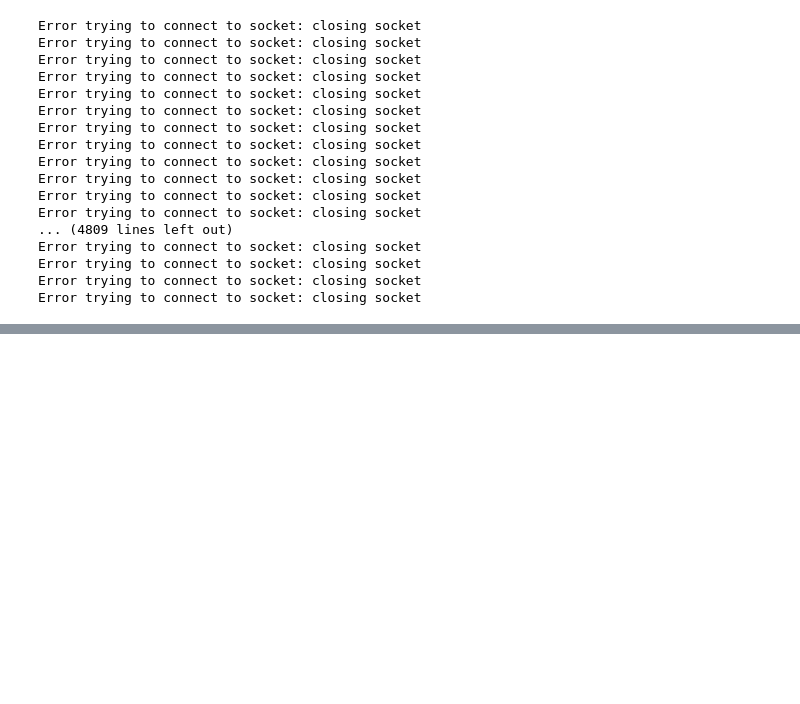
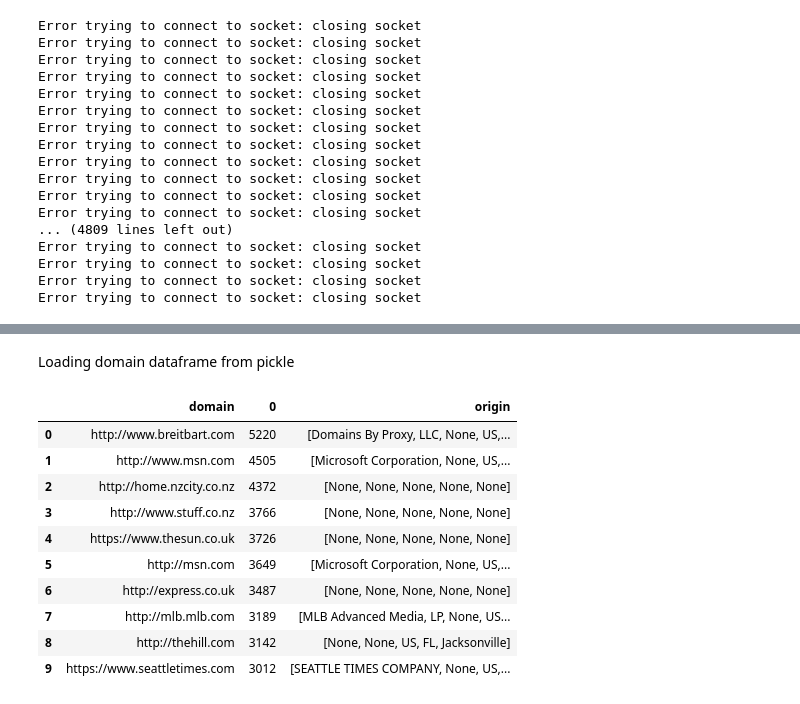
Before and after one commit to epfl-ada/ada-2021-project-adacadabra, a Jupyter notebook: whois_requests.ipynb, the cells around one changed output, grey strips where cells are left out. Drawn from its saved outputs; the diff is of its cells as text; code cells hidden in the pictures; blank space fills up the shorter version.

Commit message:
update_whois

```diff
--- a/whois_requests.ipynb
+++ b/whois_requests.ipynb
@@ -91,0 +85,17 @@ df_domain.head(10)
+# %% [markdown]
+Loading domain dataframe from pickle
+# %%
+df_domain= pd.read_pickle("./whois_result.pkl")
+df_domain.head(10)
+# %% [output]
+|  | domain | 0 | origin |
+| 0 | http://www.breitbart.com | 5220 | [Domains By Proxy, LLC, None, US,... |
+| 1 | http://www.msn.com | 4505 | [Microsoft Corporation, None, US,... |
+| 2 | http://home.nzcity.co.nz | 4372 | [None, None, None, None, None] |
+| 3 | http://www.stuff.co.nz | 3766 | [None, None, None, None, None] |
+| 4 | https://www.thesun.co.uk | 3726 | [None, None, None, None, None] |
+| 5 | http://msn.com | 3649 | [Microsoft Corporation, None, US,... |
+| 6 | http://express.co.uk | 3487 | [None, None, None, None, None] |
+| 7 | http://mlb.mlb.com | 3189 | [MLB Advanced Media, LP, None, US... |
+| 8 | http://thehill.com | 3142 | [None, None, US, FL, Jacksonville] |
+| 9 | https://www.seattletimes.com | 3012 | [SEATTLE TIMES COMPANY, None, US,... |
```
Also changed, not shown: parts of 14 cells of this notebook, 1 other file.
